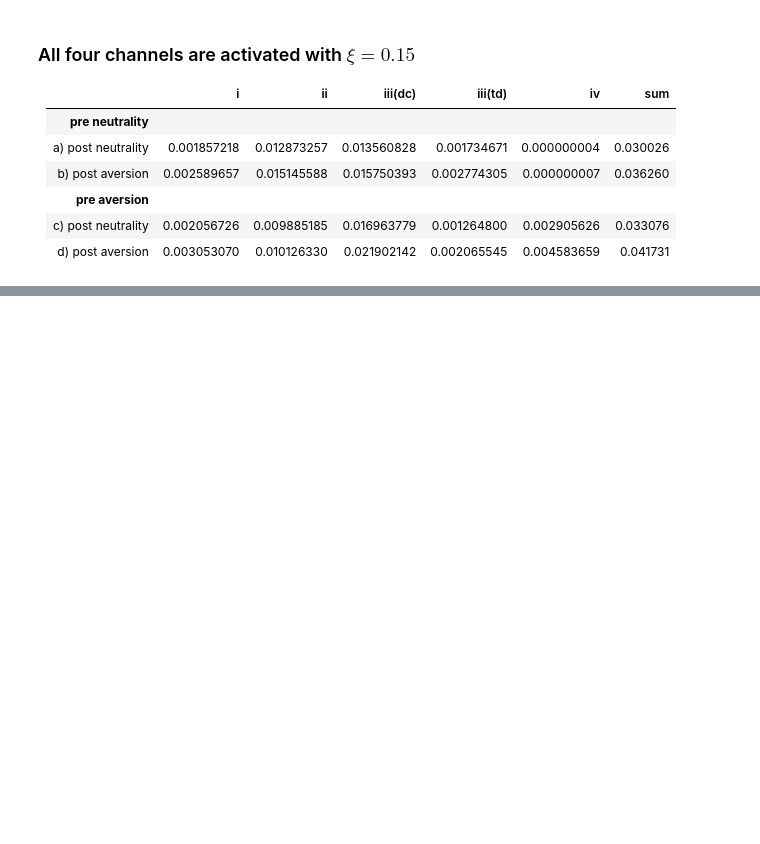
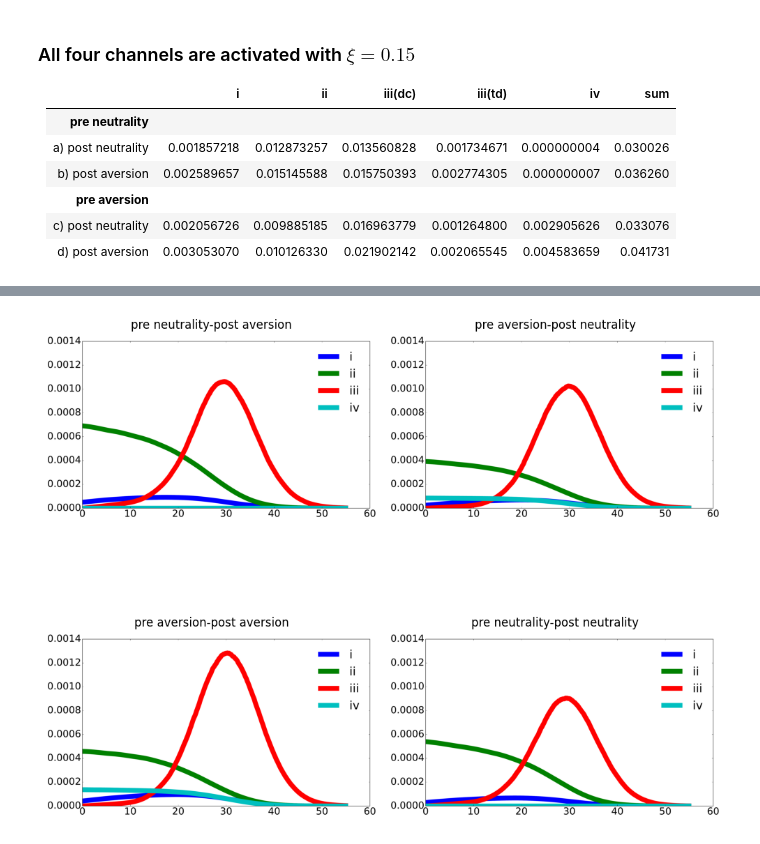
Before and after one commit to korito1416/ClimateSocialPolicy, a Jupyter notebook: sec16_value_decomposition.ipynb, the cells around one changed output, grey strips where cells are left out. Drawn from its saved outputs; the diff is of its cells as text; code cells hidden in the pictures; blank space fills up the shorter version.

Commit message:
upload figuress

```diff
--- a/sec16_value_decomposition.ipynb
+++ b/sec16_value_decomposition.ipynb
@@ -630,0 +625,36 @@ Recall that this is “big project” R\&D analogous perhaps to the Manhattan Pr
+# %%
+from pdf2image import convert_from_path
+import matplotlib.pyplot as plt
+
+# List of PDF paths
+pdf_files = [
+    'additional/Aversion IntensityPre Neutrality Post Less AversionTechnology0.083_Discount_Term1234_dt2.pdf',
+    'additional/Aversion IntensityPre Less Aversion Post NeutralityTechnology0.083_Discount_Term1234_dt2.pdf',
+    'additional/Aversion IntensityPre Less Aversion Post Less AversionTechnology0.083_Discount_Term1234_dt2.pdf',
+    'additional/Aversion IntensityPre Neutrality Post NeutralityTechnology0.083_Discount_Term1234_dt2.pdf'
+]
+
+# Convert each PDF to image
+images = [convert_from_path(pdf, first_page=0, last_page=1)[0] for pdf in pdf_files]
+
+# Plot the images in a 2x2 grid using matplotlib
+fig, axs = plt.subplots(2, 2, figsize=(10, 10))
+
+# Display each image in the grid
+captions = [
+    'pre neutrality-post aversion',
+    'pre aversion-post neutrality',
+    'pre aversion-post aversion',
+    'pre neutrality-post neutrality'
+]
+
+for i, ax in enumerate(axs.flatten()):
+    ax.imshow(images[i])
+    ax.axis('off')  # Turn off axis
+    ax.set_title(captions[i])
+
+# Adjust layout for spacing between images and titles
+plt.tight_layout()
+plt.show()
+# %% [output]
+[figure, added]
```
Also changed, not shown: parts of 5 cells of this notebook, 8 other files.
